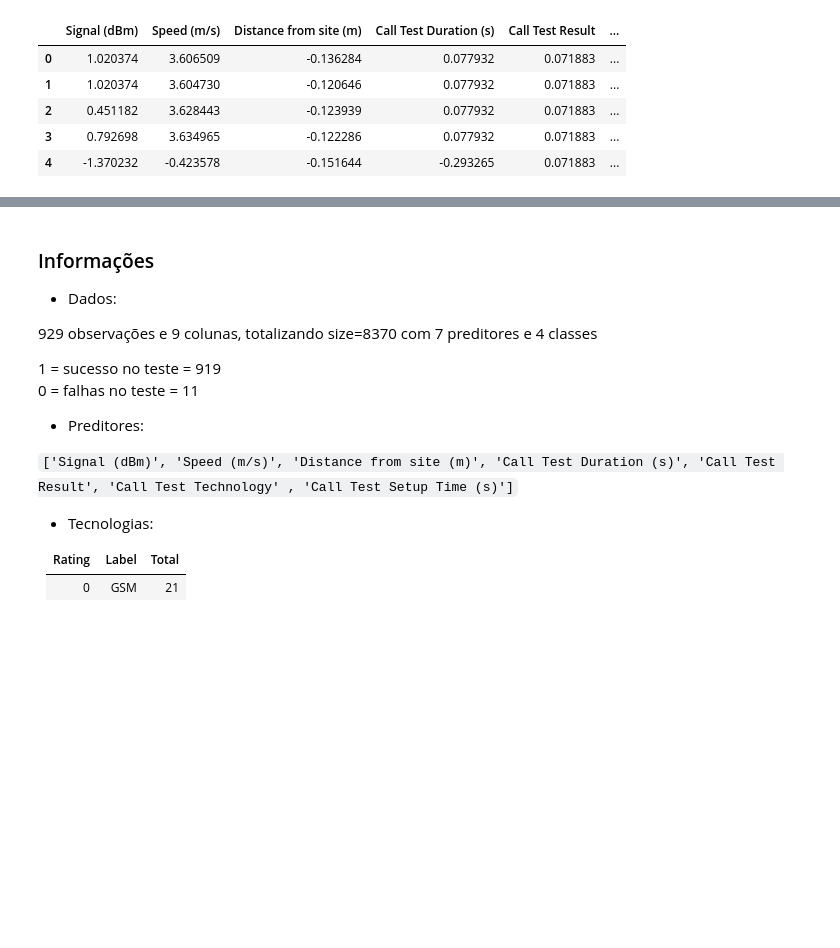
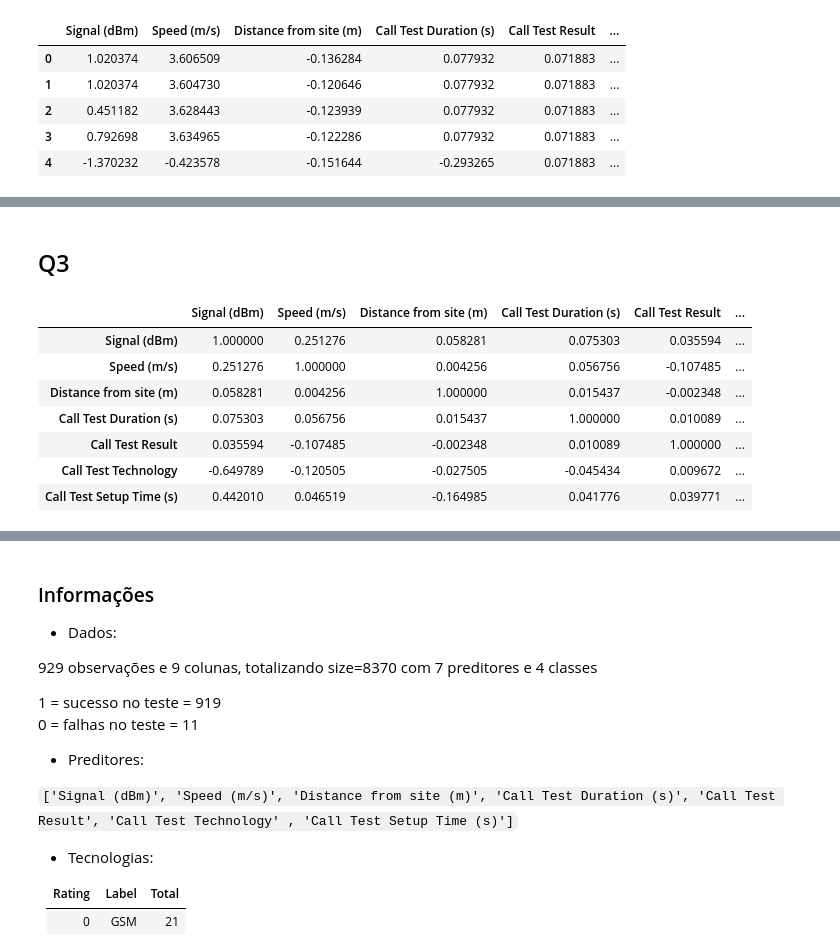
Before and after one commit to ezequiasjunior/ica2019.2, a Jupyter notebook: data_preprocess.ipynb, the cells around one changed output, grey strips where cells are left out. Cells and saved outputs as stored; diff of their text form; code cells hidden in the pictures; blank space fills up the shorter version.

```diff
--- a/data_preprocess.ipynb
+++ b/data_preprocess.ipynb
@@ -122,0 +145,13 @@ scaled_datahw01 = datahw01
+# %% [markdown]
+## Q3
+# %%
+datahw01.iloc[:,:-1].corr()
+# %% [output]
+|  | Signal (dBm) | Speed (m/s) | Distance from site (m) | Call Test Duration (s) | Call Test Result | ... |
+| Signal (dBm) | 1.000000 | 0.251276 | 0.058281 | 0.075303 | 0.035594 | ... |
+| Speed (m/s) | 0.251276 | 1.000000 | 0.004256 | 0.056756 | -0.107485 | ... |
+| Distance from site (m) | 0.058281 | 0.004256 | 1.000000 | 0.015437 | -0.002348 | ... |
+| Call Test Duration (s) | 0.075303 | 0.056756 | 0.015437 | 1.000000 | 0.010089 | ... |
+| Call Test Result | 0.035594 | -0.107485 | -0.002348 | 0.010089 | 1.000000 | ... |
+| Call Test Technology | -0.649789 | -0.120505 | -0.027505 | -0.045434 | 0.009672 | ... |
+| Call Test Setup Time (s) | 0.442010 | 0.046519 | -0.164985 | 0.041776 | 0.039771 | ... |
```
Also changed, not shown: parts of 9 cells of this notebook.
